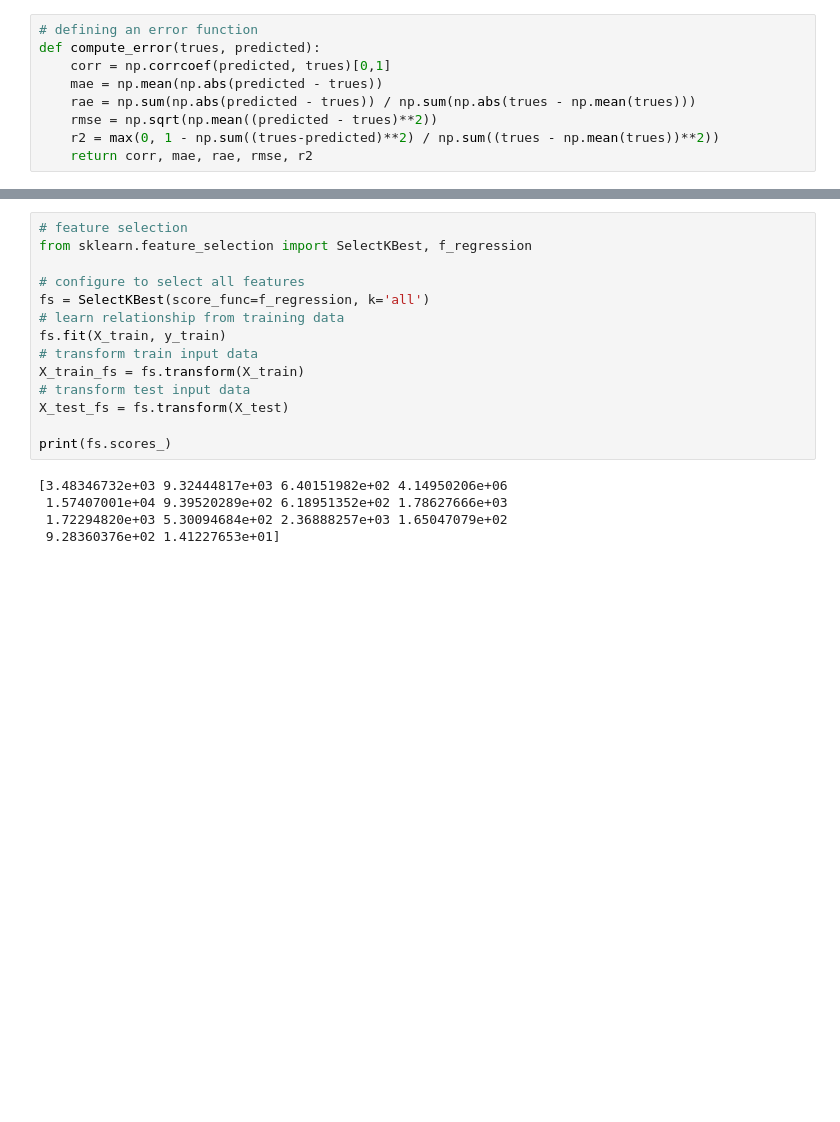
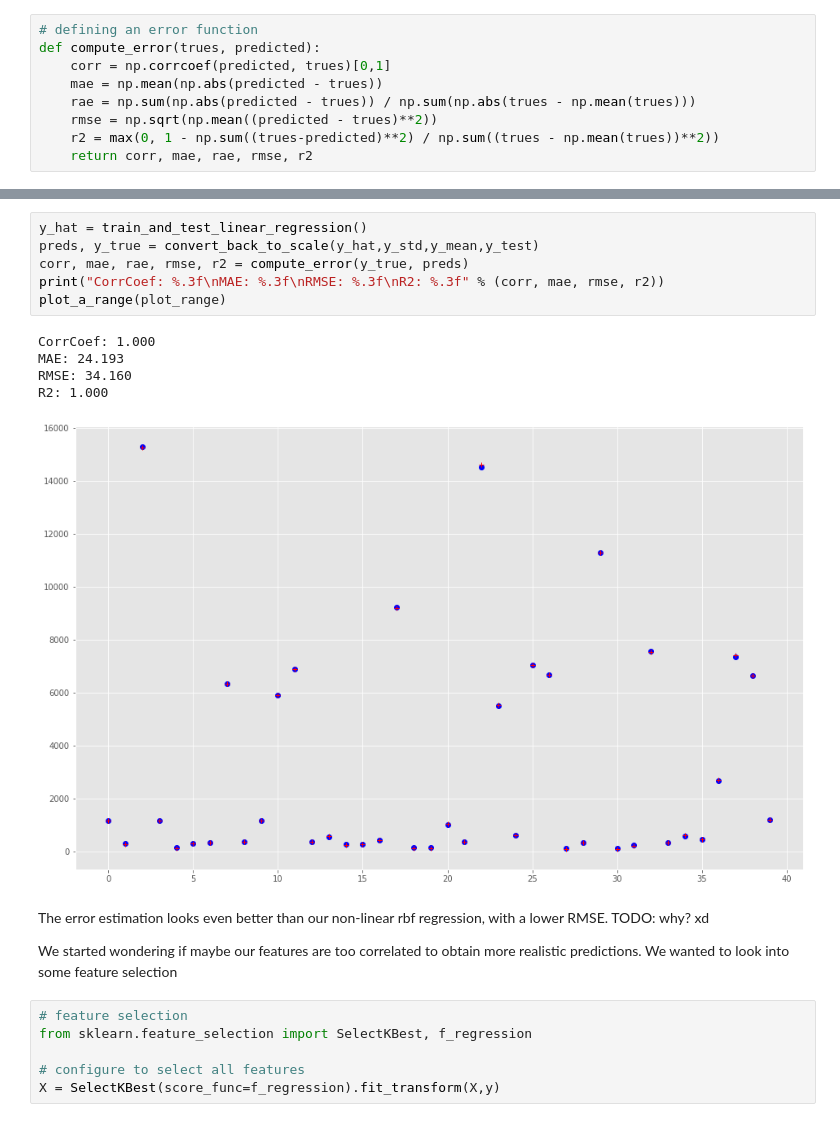
Before and after one commit to mateuszw314/MakeUsRichProject, a Jupyter notebook: notebooks/Bitcoin_regression.ipynb, the cells around one changed output, grey strips where cells are left out. Cells and saved outputs as stored; diff of their text form; blank space fills up the shorter version.

```diff
--- a/notebooks/Bitcoin_regression.ipynb
+++ b/notebooks/Bitcoin_regression.ipynb
@@ -234,19 +184,22 @@ print(y_true[:range])
+# %%
+y_hat = train_and_test_linear_regression()
+preds, y_true = convert_back_to_scale(y_hat,y_std,y_mean,y_test)
+corr, mae, rae, rmse, r2 = compute_error(y_true, preds)
+print("CorrCoef: %.3f\nMAE: %.3f\nRMSE: %.3f\nR2: %.3f" % (corr, mae, rmse, r2))
+plot_a_range(plot_range)
+# %% [output]
+CorrCoef: 1.000
+MAE: 24.193
+RMSE: 34.160
+R2: 1.000
+[figure, added]
+# %% [markdown]
+The error estimation looks even better than our non-linear rbf regression, with a lower RMSE. TODO: why? xd
+
+We started wondering if maybe our features are too correlated to obtain more realistic predictions. We wanted to look into some feature selection
 # %%
 # feature selection
 from sklearn.feature_selection import SelectKBest, f_regression
 
 # configure to select all features
-fs = SelectKBest(score_func=f_regression, k='all')
-# learn relationship from training data
-fs.fit(X_train, y_train)
-# transform train input data
-X_train_fs = fs.transform(X_train)
-# transform test input data
-X_test_fs = fs.transform(X_test)
-
-print(fs.scores_)
+X = SelectKBest(score_func=f_regression).fit_transform(X,y)
-# %% [output]
-[3.48346732e+03 9.32444817e+03 6.40151982e+02 4.14950206e+06
- 1.57407001e+04 9.39520289e+02 6.18951352e+02 1.78627666e+03
- 1.72294820e+03 5.30094684e+02 2.36888257e+03 1.65047079e+02
- 9.28360376e+02 1.41227653e+01]
```
Also changed, not shown: parts of 31 cells of this notebook.
